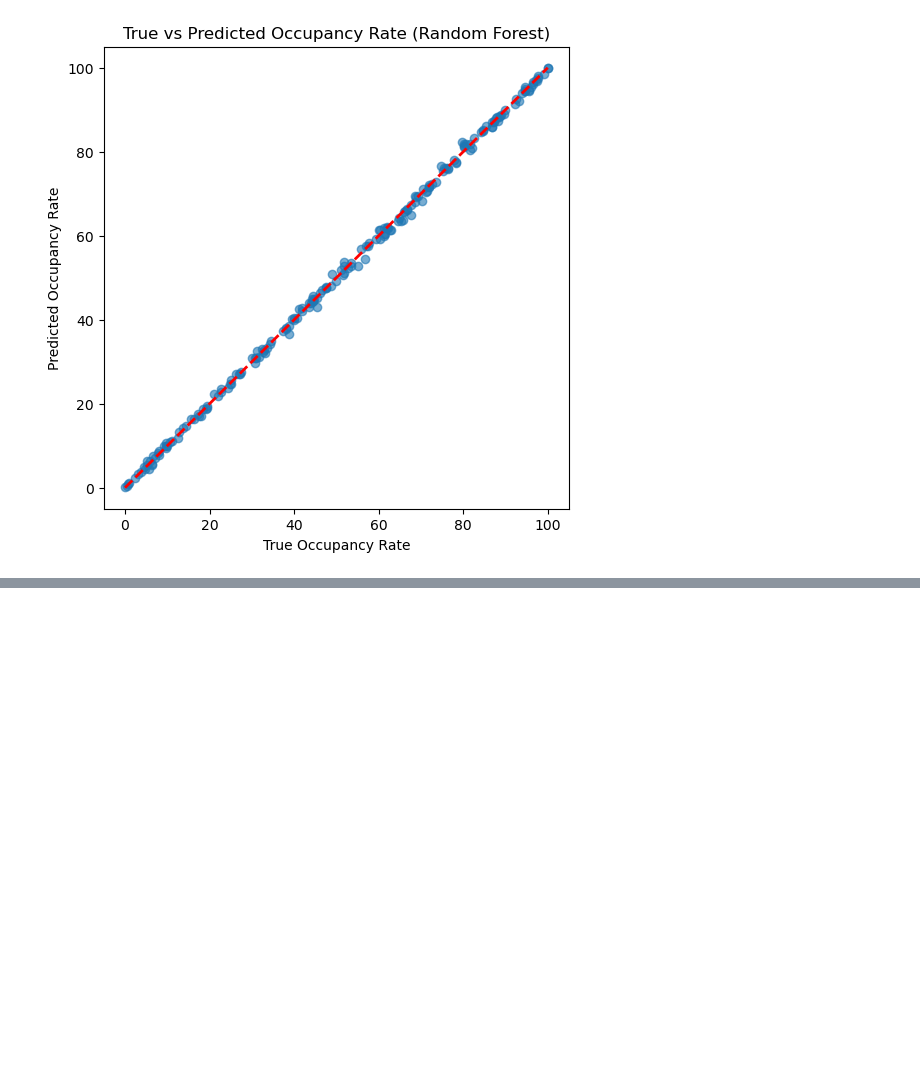
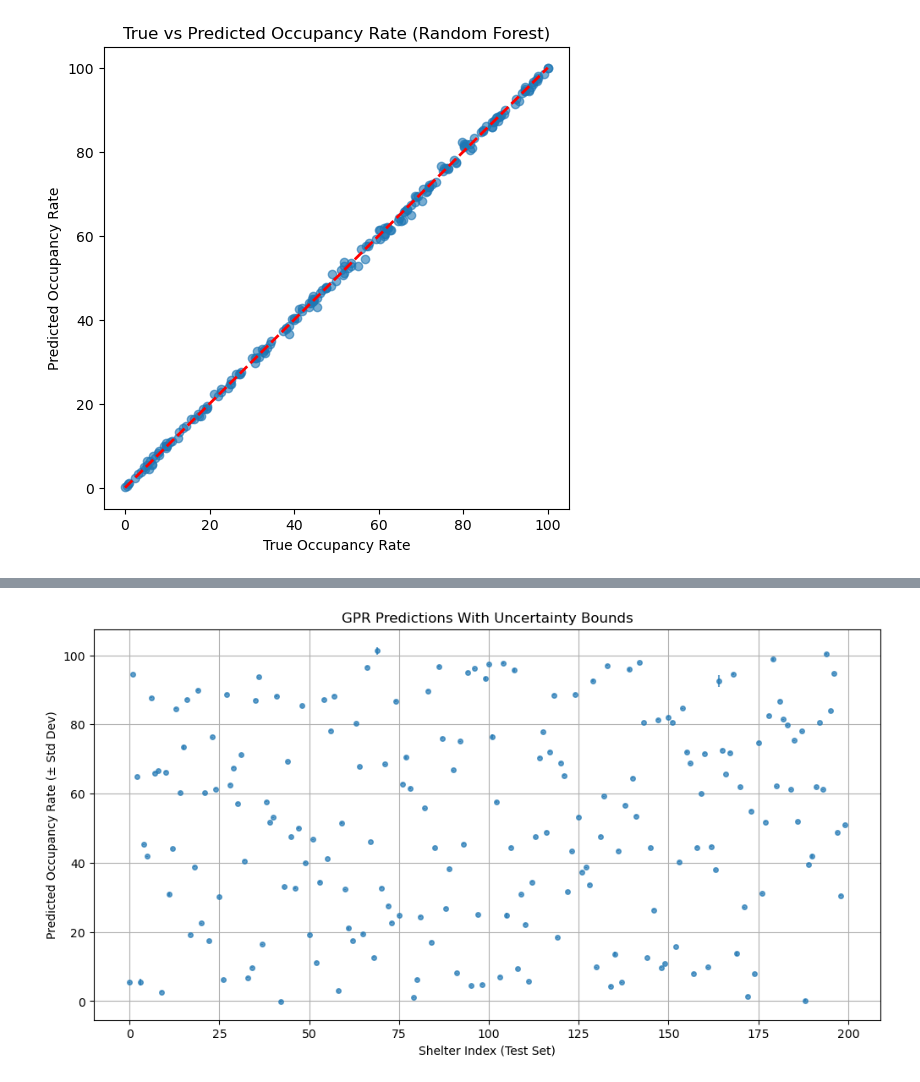
Before and after one commit to aaronserro/DataSci3000_Pjct, a Jupyter notebook: Datasci300.ipynb, the cells around one changed output, grey strips where cells are left out. Saved outputs shown, nothing was run; the diff lists cells and outputs as text; code cells hidden in the pictures; blank space fills up the shorter version.

```diff
--- a/Datasci300.ipynb
+++ b/Datasci300.ipynb
@@ -548,0 +668,19 @@ plt.show()
+# %%
+#True vs predicted with uncertainty bands
+
+plt.figure(figsize=(12,6))
+
+plt.errorbar(
+    range(len(results)),
+    results["predicted_occupancy_rate"],
+    yerr=results["uncertainty"],
+    fmt='o', markersize=4, alpha=0.7
+)
+
+plt.xlabel("Shelter Index (Test Set)")
+plt.ylabel("Predicted Occupancy Rate (± Std Dev)")
+plt.title("GPR Predictions With Uncertainty Bounds")
+plt.grid(True)
+plt.show()
+# %% [output]
+[figure, added]
```
Also changed, not shown: parts of 15 cells of this notebook.
